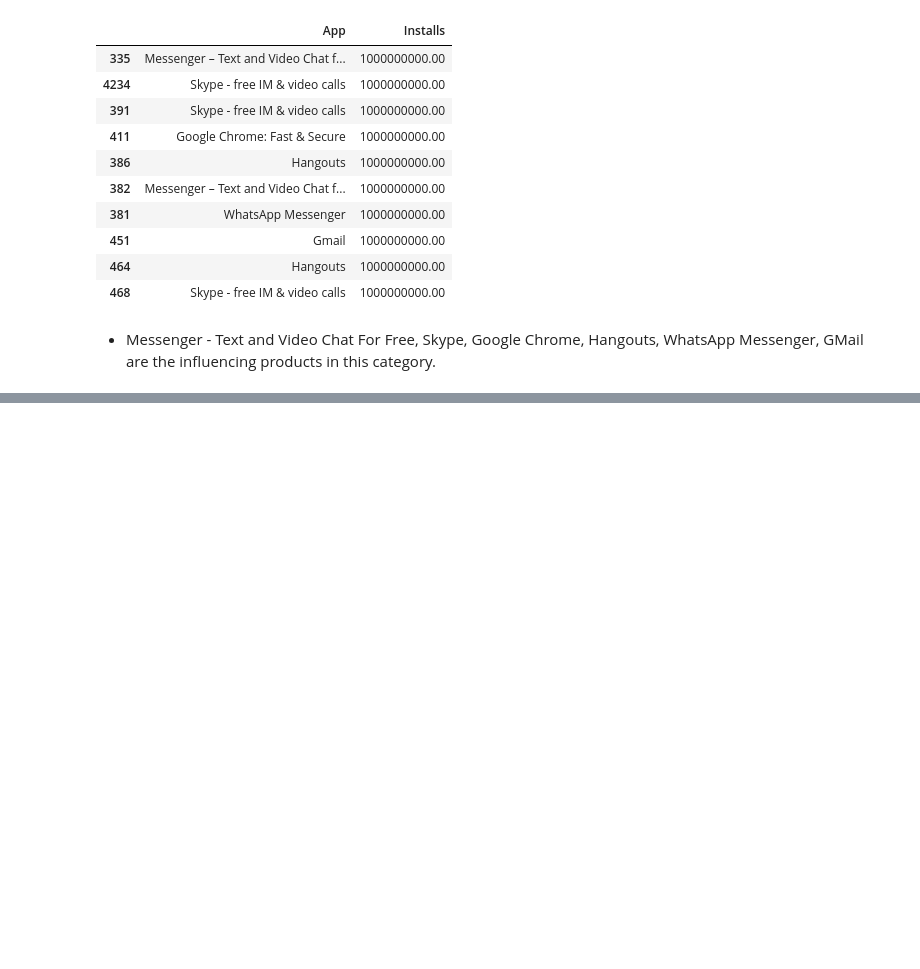
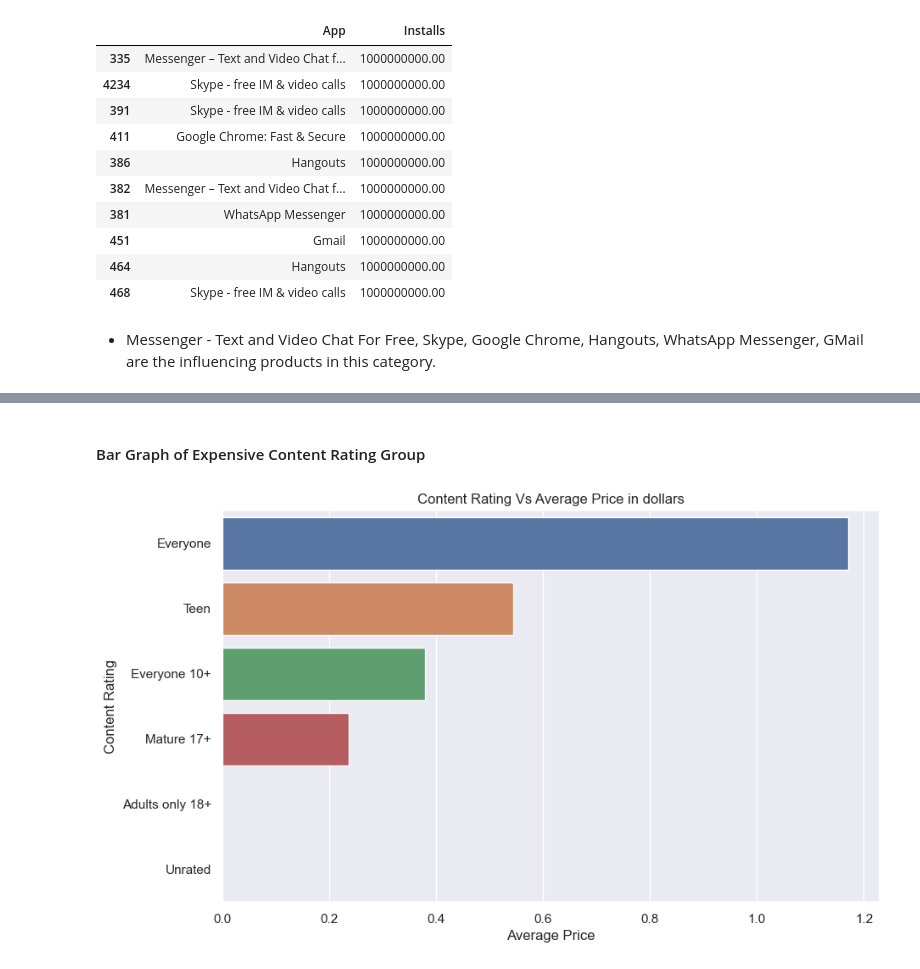
Before and after one commit to RitiGawade/Google-Play-Store, a Jupyter notebook: Data_Visualization.ipynb, the cells around one changed output, grey strips where cells are left out. Drawn from its saved outputs; the diff is of its cells as text; code cells hidden in the pictures; blank space fills up the shorter version.

```diff
--- a/Data_Visualization.ipynb
+++ b/Data_Visualization.ipynb
@@ -1333,0 +1419,4 @@ df[df['Category'] == 'COMMUNICATION'].sort_values(by = 'Installs', ascending = F
+# %%
+# Create a DataFrame of the grouped content rating categories and relative average prices; arrange in descending order
+cont_price = pd.DataFrame(df.groupby('Content Rating')['Price'].mean().sort_values(ascending=False))
+cont_price
@@ -1333,0 +1432,19 @@ df[df['Category'] == 'COMMUNICATION'].sort_values(by = 'Installs', ascending = F
+# %% [markdown]
+#### Bar Graph of Expensive Content Rating Group
+# %%
+# Plot the categorical column and the mean values in descending order
+#size of plot
+plt.figure(figsize = (10, 6))
+
+# Plot the categorical column
+sns.barplot(y = 'Content Rating', x = 'Price', data = df, order = cont_price.index, errorbar = None)
+
+# Customize the plot
+plt.ylabel('Content Rating')
+plt.xlabel('Average Price')
+plt.title('Content Rating Vs Average Price in dollars')
+
+# Display the plot
+plt.show()
+# %% [output]
+[figure, added]
```
Also changed, not shown: parts of 46 cells of this notebook.
